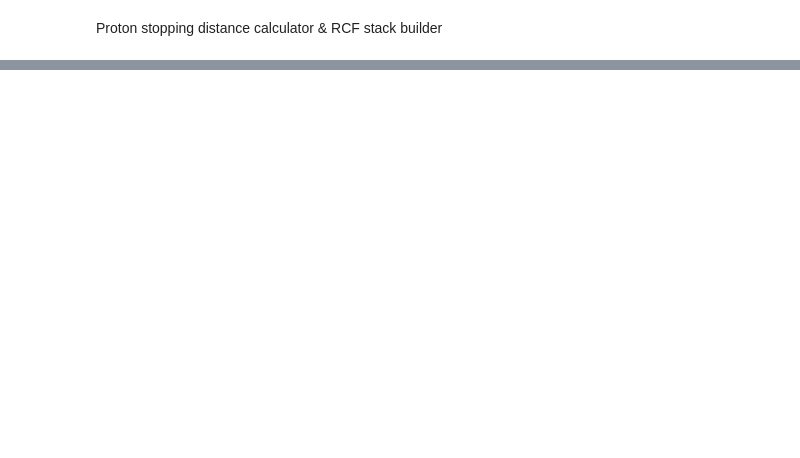
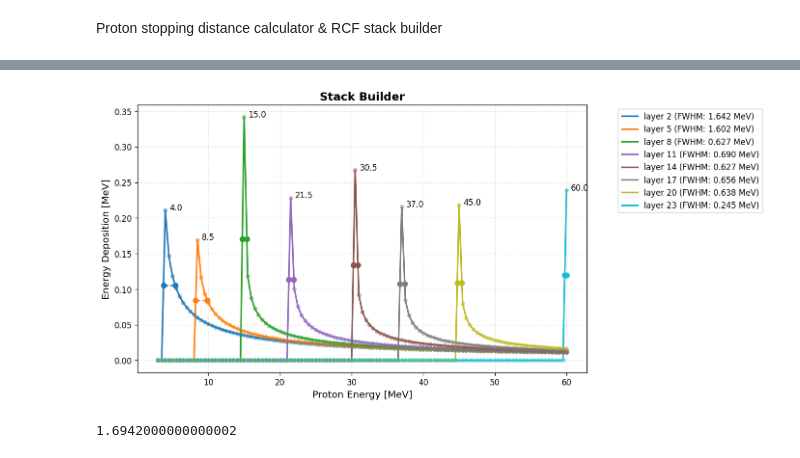
Before and after one commit to jdl99/Proton-stack-detector, a Jupyter notebook: stack-builder/RCF_stacks.ipynb, the cells around one changed output, grey strips where cells are left out. Saved outputs shown, nothing was run; the diff lists cells and outputs as text; code cells hidden in the pictures; blank space fills up the shorter version.

```diff
--- a/stack-builder/RCF_stacks.ipynb
+++ b/stack-builder/RCF_stacks.ipynb
@@ -508,0 +847,7 @@ def PVT_stack_builder(energy_vals, thickness=0.015, dx=0.0001, e_error=0, n_det_
+# %%
+x = sb_en
+y = sb_edeps
+titles = ['layer ' + str(n+1) for n in range(len(y))]
+plot_multiple_fwhm(x, y, titles=titles, which_layer=['pet_active'], stack=sb_stack, plot_title="Stack Builder")
+# %% [output]
+[figure, added]
@@ -508,0 +899,4 @@ def PVT_stack_builder(energy_vals, thickness=0.015, dx=0.0001, e_error=0, n_det_
+# %%
+real_al_stack.total_thickness
+# %% [output]
+1.6942000000000002
```
Also changed, not shown: parts of 38 cells of this notebook, 16 other files.
